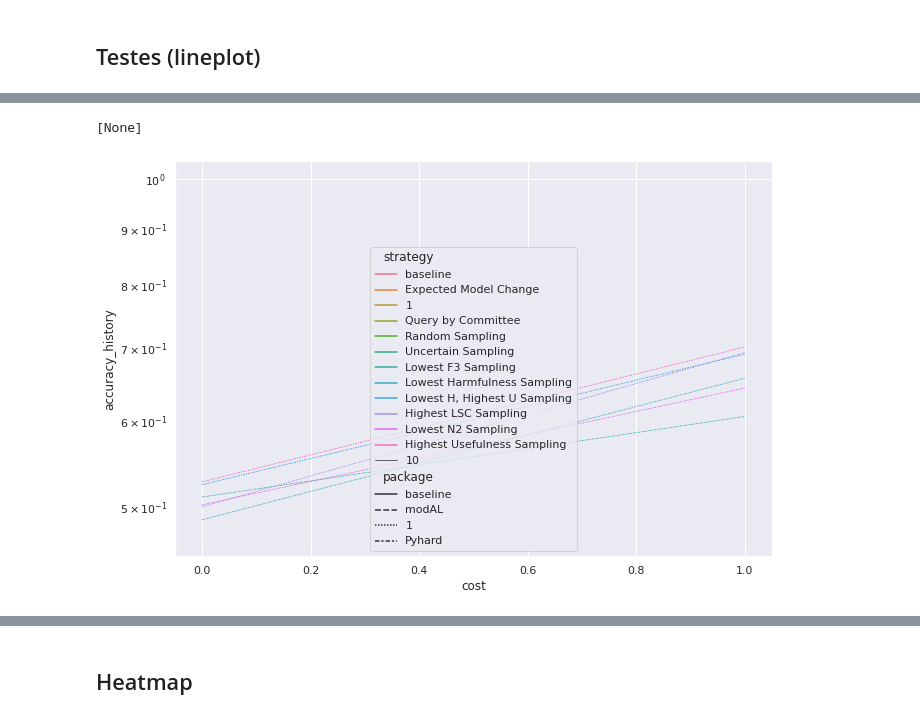
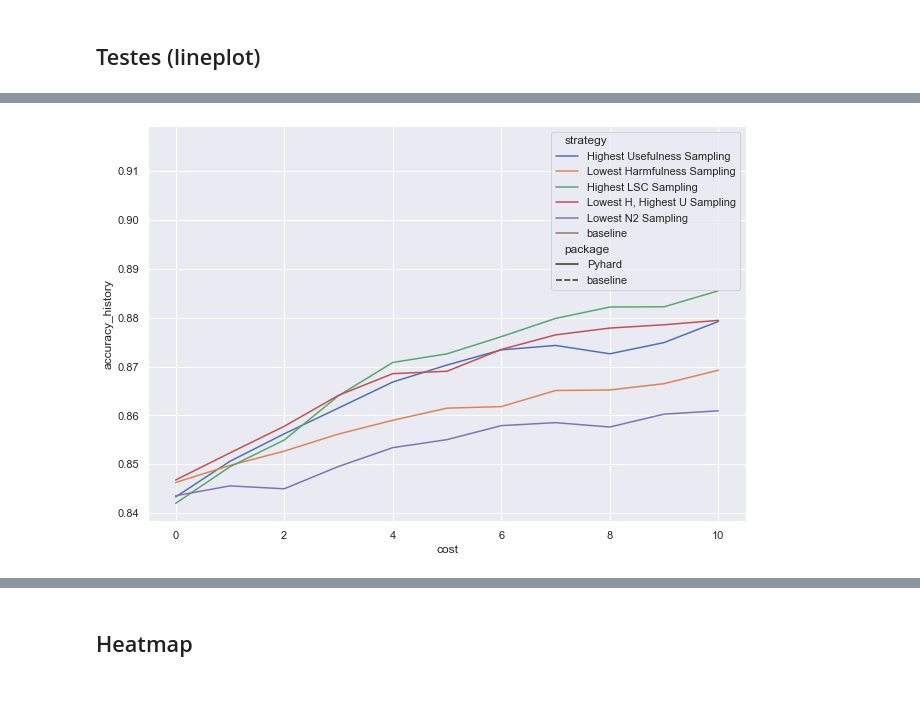
Before and after one commit to ahmoura/active_learning, a Jupyter notebook: ALIH/visualization/Viz output.ipynb, the cells around one changed output, grey strips where cells are left out. Drawn from its saved outputs; the diff is of its cells as text; code cells hidden in the pictures; blank space fills up the shorter version.

```diff
--- a/ALIH/visualization/Viz output.ipynb
+++ b/ALIH/visualization/Viz output.ipynb
@@ -31,6 +31,10 @@ for file in output_dataset:
     df_all = pd.concat([df_all,pd.read_csv('../output/' + file)])
 # %%
 df_all['cost'] = df_all.index
+# %%
+pyhard_datasets = df_all[df_all.package == 'Pyhard']['dataset'].unique()
+# %%
+df_all = df_all[df_all.dataset.isin(pyhard_datasets)]
 # %% [markdown]
 ### Groupby por dataset
 # %%
@@ -202,9 +197,8 @@ df_filter[df_filter.cost == 10] = 1
 # %%
 # Plot the responses for different events and regions
 sns.set(rc={'figure.figsize':(10.7,7.27)})
-sns.lineplot(x="cost", y="accuracy_history",
+_ = sns.lineplot(x="cost", y="accuracy_history",
              hue="strategy", style="package", ci=None,
-             data=df_filter[(df_filter.package != "baseline") | (df_filter.classifier == "RF") & (df_filter.strategy != 'Expected Error Reduction')], size=10).set(yscale="log")
+             data=df_all[(df_all.package != "baseline") | (df_all.classifier == "RF") & (df_all.strategy != 'Expected Error Reduction')])
 # %% [output]
-[None]
-[figure, old version]
+[figure, new version]
```
Also changed, not shown: parts of 17 cells of this notebook.
